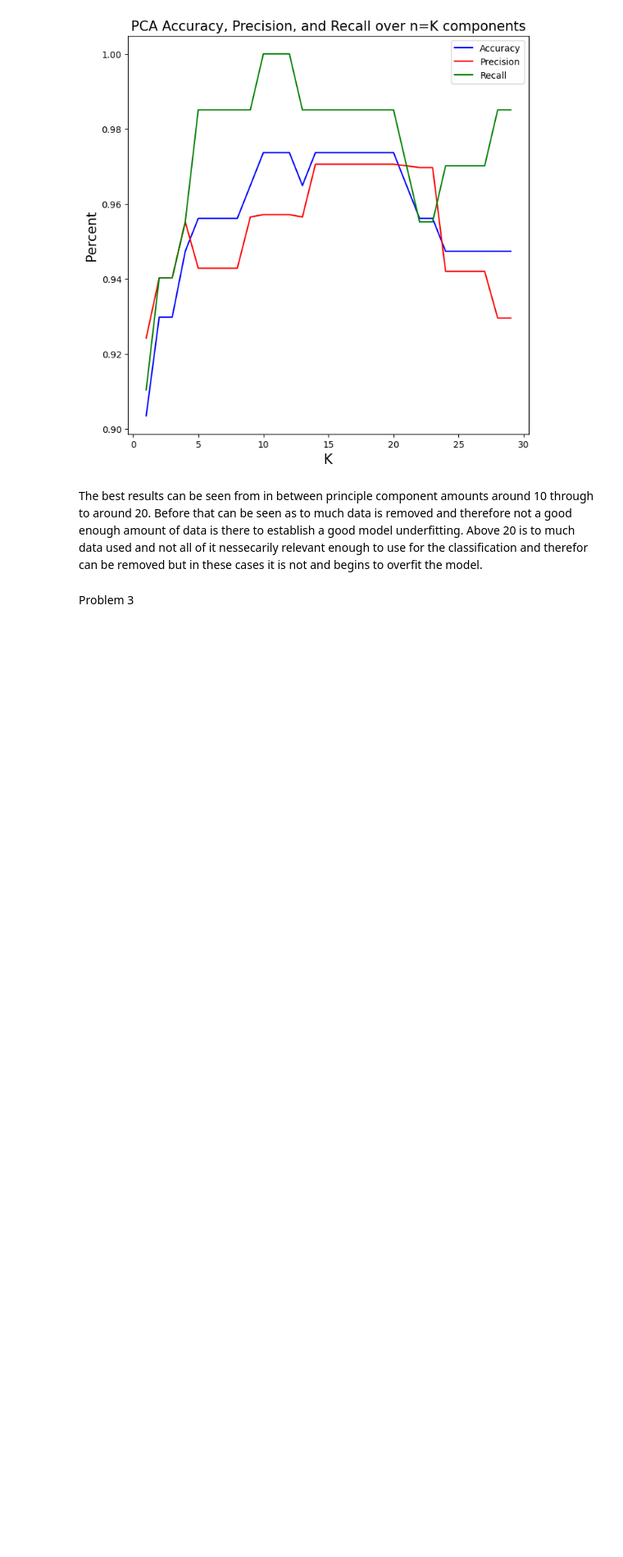
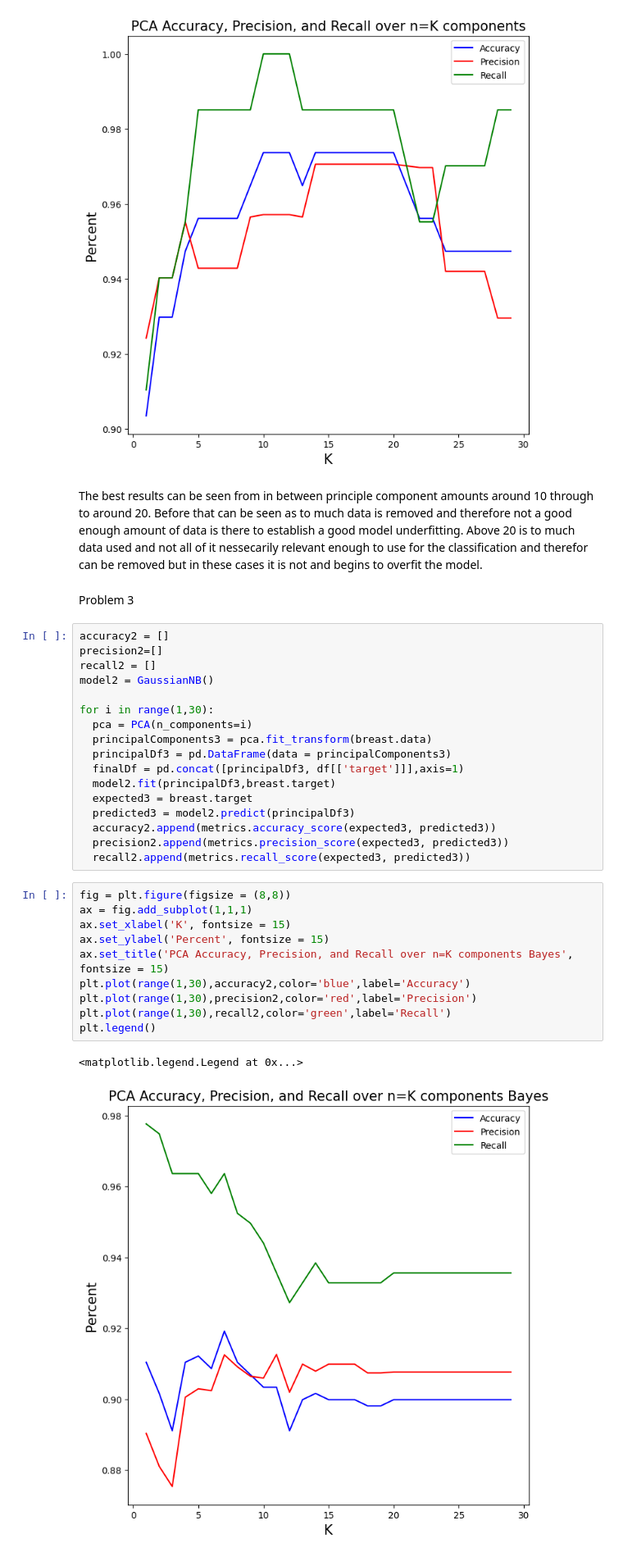
Before and after one commit to BrevinBrown/BrevinBrown, a Jupyter notebook: ML_HW3.ipynb, the cells around one changed output. Shown at 82% size. Saved outputs shown, nothing was run; the diff lists cells and outputs as text; blank space fills up the shorter version.

```diff
--- a/ML_HW3.ipynb
+++ b/ML_HW3.ipynb
@@ -154,3 +179,33 @@ plt.legend()
 The best results can be seen from in between principle component amounts around 10 through to around 20. Before that can be seen as to much data is removed and therefore not a good enough amount of data is there to establish a good model underfitting. Above 20 is to much data used and not all of it nessecarily relevant enough to use for the classification and therefor can be removed but in these cases it is not and begins to overfit the model.
 # %% [markdown]
 Problem 3
+# %%
+accuracy2 = []
+precision2=[]
+recall2 = []
+model2 = GaussianNB()
+
+for i in range(1,30):
+  pca = PCA(n_components=i)
+  principalComponents3 = pca.fit_transform(breast.data)
+  principalDf3 = pd.DataFrame(data = principalComponents3)
+  finalDf = pd.concat([principalDf3, df[['target']]],axis=1)
+  model2.fit(principalDf3,breast.target)
+  expected3 = breast.target
+  predicted3 = model2.predict(principalDf3)
+  accuracy2.append(metrics.accuracy_score(expected3, predicted3))
+  precision2.append(metrics.precision_score(expected3, predicted3))
+  recall2.append(metrics.recall_score(expected3, predicted3))
+# %%
+fig = plt.figure(figsize = (8,8))
+ax = fig.add_subplot(1,1,1)
+ax.set_xlabel('K', fontsize = 15)
+ax.set_ylabel('Percent', fontsize = 15)
+ax.set_title('PCA Accuracy, Precision, and Recall over n=K components Bayes', fontsize = 15)
+plt.plot(range(1,30),accuracy2,color='blue',label='Accuracy')
+plt.plot(range(1,30),precision2,color='red',label='Precision')
+plt.plot(range(1,30),recall2,color='green',label='Recall')
+plt.legend()
+# %% [output]
+<matplotlib.legend.Legend at 0x...>
+[figure, added]
```
Also changed, not shown: parts of 5 cells of this notebook.
